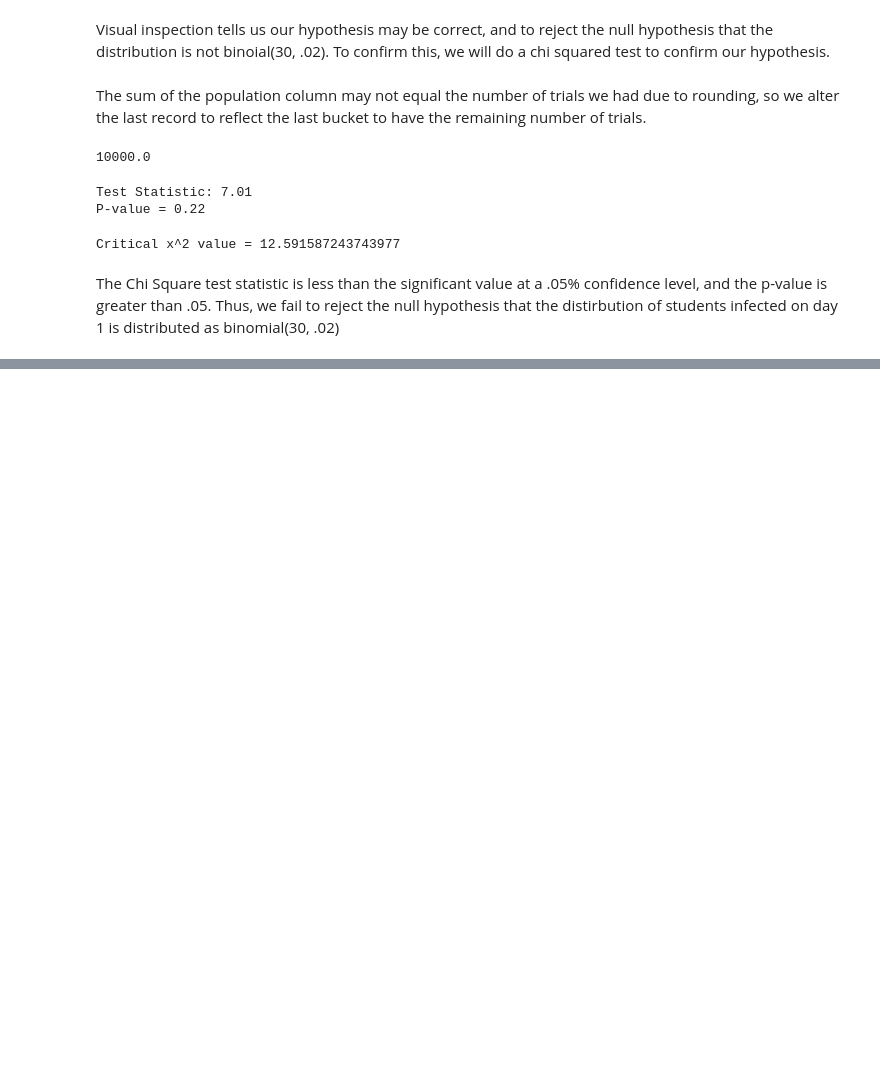
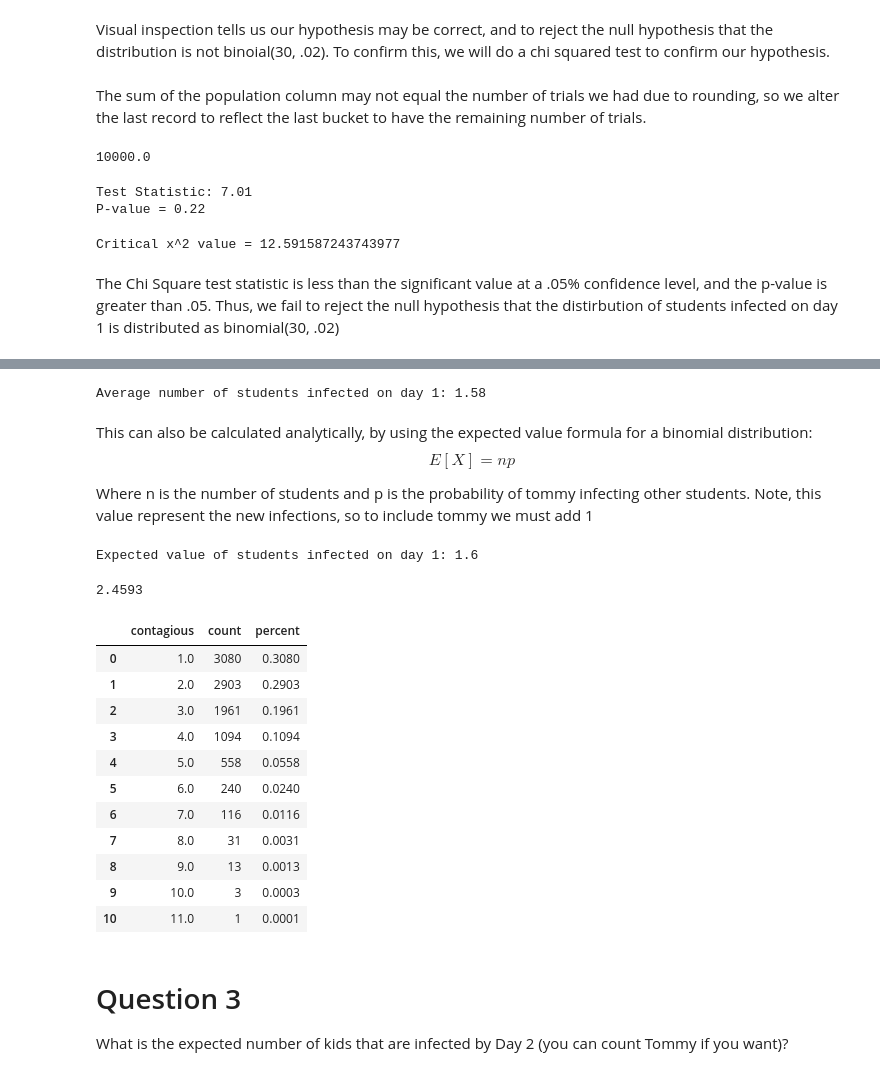
Before and after one commit to chris-messer/Pandemic-Simulation, a Jupyter notebook: src/Analysis.ipynb, the cells around one changed output, grey strips where cells are left out. Saved outputs shown, nothing was run; the diff lists cells and outputs as text; code cells hidden in the pictures; blank space fills up the shorter version.

Commit message:
added analysis for day 2 expected values

```diff
--- a/src/Analysis.ipynb
+++ b/src/Analysis.ipynb
@@ -87,0 +93,42 @@ The Chi Square test statistic is less than the significant value at a .05% confi
+# %%
+simulated_mean = day_1_df['contagious'].mean()
+print(f'Average number of students infected on day 1: {simulated_mean}')
+# %% [output]
+Average number of students infected on day 1: 1.58
+# %% [markdown]
+This can also be calculated analytically, by using the expected value formula for a binomial distribution:
+$$
+E[X] = np
+$$
+
+Where n is the number of students and p is the probability of tommy infecting other students. Note, this value represent the new infections, so to include tommy we must add 1
+# %%
+true_mean = 30 * .02 + 1
+print(f'Expected value of students infected on day 1: {true_mean}')
+# %% [output]
+Expected value of students infected on day 1: 1.6
+# %%
+day_2_df, day_2_observed = get_infected_count(2, no_mask)
+# %%
+day_2_df['infected'].mean()
+# %% [output]
+2.4593
+# %%
+day_2_observed
+# %% [output]
+|  | contagious | count | percent |
+| 0 | 1.0 | 3080 | 0.3080 |
+| 1 | 2.0 | 2903 | 0.2903 |
+| 2 | 3.0 | 1961 | 0.1961 |
+| 3 | 4.0 | 1094 | 0.1094 |
+| 4 | 5.0 | 558 | 0.0558 |
+| 5 | 6.0 | 240 | 0.0240 |
+| 6 | 7.0 | 116 | 0.0116 |
+| 7 | 8.0 | 31 | 0.0031 |
+| 8 | 9.0 | 13 | 0.0013 |
+| 9 | 10.0 | 3 | 0.0003 |
+| 10 | 11.0 | 1 | 0.0001 |
+# %% [markdown]
+# Question 3
+What is the expected number of kids that are infected by Day 2 (you can
+count Tommy if you want)?
```
Also changed, not shown: parts of 8 cells of this notebook.
